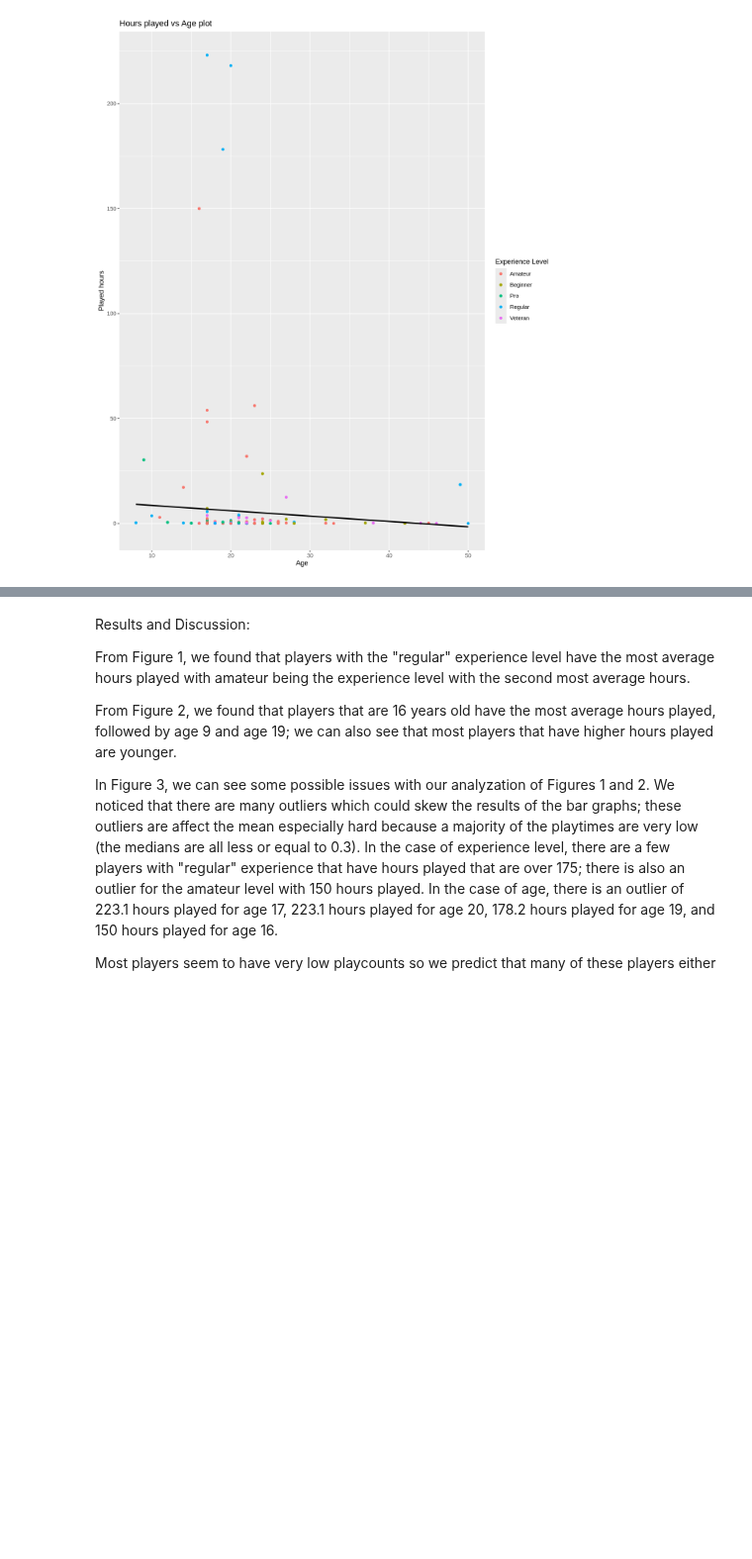
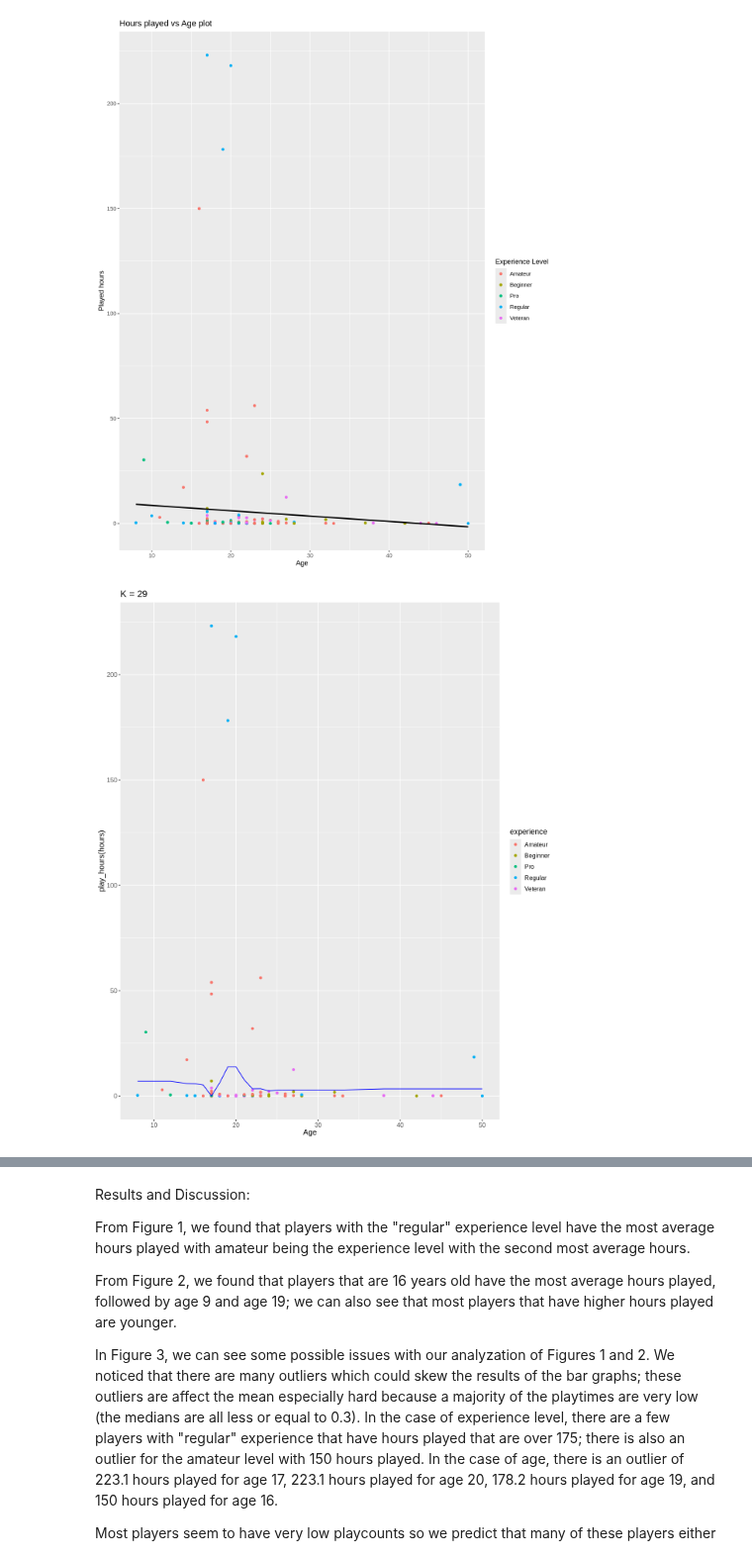
Before and after one commit to Chalkkk/dsci-final-group-project, a Jupyter notebook: final_project.ipynb, the cells around one changed output, grey strips where cells are left out. Shown at 99% size. Drawn from its saved outputs; the diff is of its cells as text; code cells hidden in the pictures; blank space fills up the shorter version.

```diff
--- a/final_project.ipynb
+++ b/final_project.ipynb
@@ -383,3 +384,66 @@ Warning message:
 “Removed 2 rows containing missing values or values outside the scale range
 (`geom_point()`).”
 [figure]
+# %%
+set.seed(1)
+players <- players |>
+           drop_na()
+
+players_split <- initial_split(players, prop = 0.75, strata = played_hours)
+players_training <- training(players_split)
+players_testing <- testing(players_split)
+
+set.seed(12)
+players_spec<- nearest_neighbor(weight_func = "rectangular", neighbors = tune()) |>
+      set_engine("kknn") |>
+      set_mode("regression")
+
+players_recipe <- recipe(played_hours ~ Age, data = players_training) |>
+      step_scale(all_predictors()) |>
+      step_center(all_predictors())
+
+players_vfold <- vfold_cv(players_training, v = 5, strata = played_hours)
+players_workflow <- workflow() |>
+                    add_recipe(players_recipe) |>
+                    add_model(players_spec)
+
+set.seed(123)
+gridvals <- tibble(neighbors = seq(from = 1, to = 100, by = 1))
+players_results <- players_workflow |>
+      tune_grid(resamples = players_vfold, grid = gridvals) |>
+      collect_metrics()
+
+players_min <- players_results |>
+   filter(.metric == "rmse") |>
+   slice_min(mean, n = 1)
+
+k_min <- players_min |>
+         pull(neighbors)
+
+players_best_spec <- nearest_neighbor(weight_func = "rectangular", neighbors = k_min) |>
+         set_engine("kknn") |>
+         set_mode("regression")
+
+players_best_fit <- workflow() |>
+         add_recipe(players_recipe) |>
+         add_model(players_best_spec) |>
+         fit(data = players_training)
+
+players_summary <- players_best_fit |>
+          predict(players_testing) |>
+          bind_cols(players_testing) |>
+          metrics(truth = played_hours, estimate = .pred)
+
+players_preds <- predict(players_best_fit, players_training) |>
+                    bind_cols(players_training)
+players_plot <- ggplot(players_preds, aes(x = Age, y = played_hours))+
+                 geom_point(aes(colour = experience))+
+                 geom_line(data = players_preds,
+                        mapping = aes(x = Age, y = .pred),
+                        color = "blue") +
+                labs(x = "Age", y = "play_hours(hours)") +
+                ggtitle(paste0("K = ", k_min)) +
+                theme(text = element_text(size = 12))
+players_plot
+# %% [output]
+[figure, added]
```
Also changed, not shown: parts of 3 cells of this notebook.
